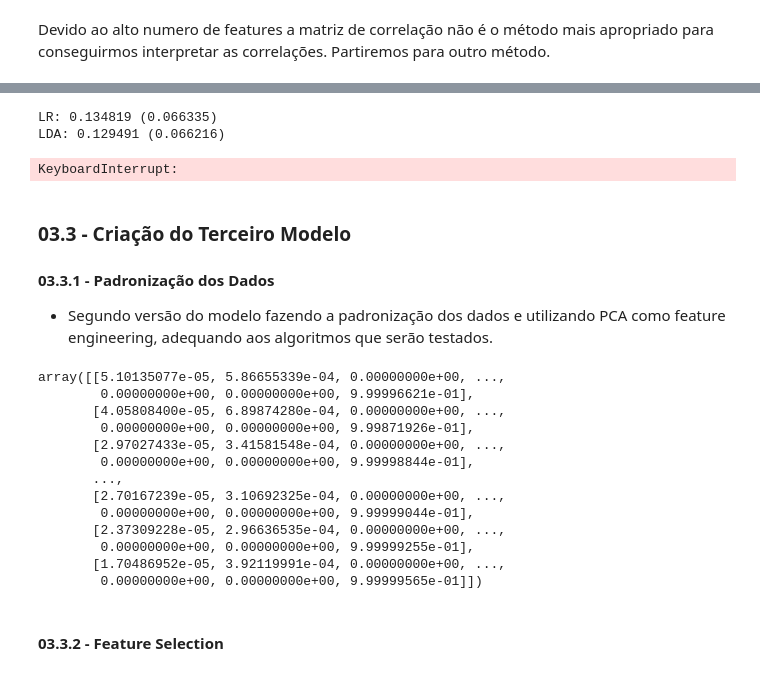
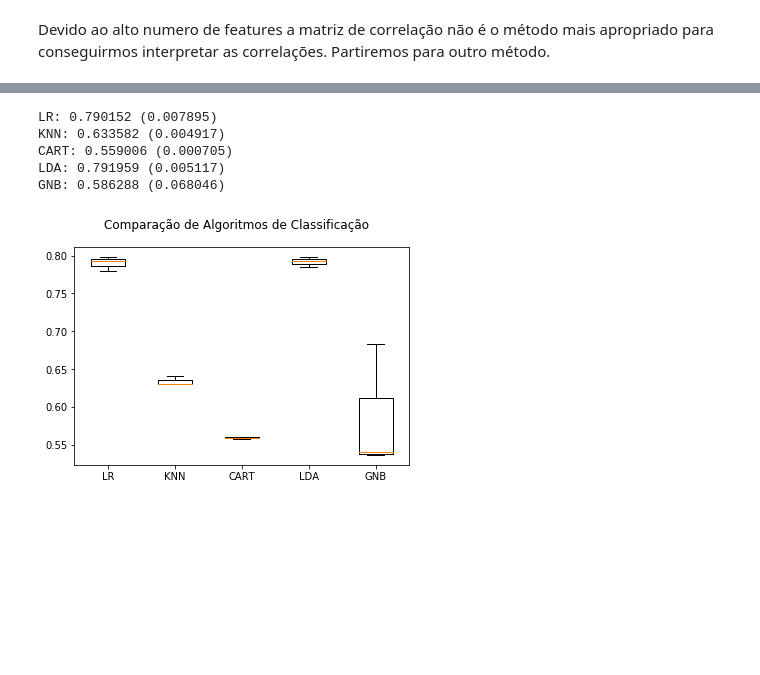
Before and after one commit to med0709/ML-Santander-Kaggle, a Jupyter notebook: Projeto 02 - Santander.ipynb, the cells around one changed output, grey strips where cells are left out. Saved outputs shown, nothing was run; the diff lists cells and outputs as text; code cells hidden in the pictures; blank space fills up the shorter version.

```diff
--- a/Projeto 02 - Santander.ipynb
+++ b/Projeto 02 - Santander.ipynb
@@ -393,65 +263,49 @@ x_treino_pca.head()
 # %%
+# Import dos módulos
+from pandas import read_csv
+import matplotlib.pyplot as plt
+from sklearn.model_selection import KFold
+from sklearn.model_selection import cross_val_score
+from sklearn.linear_model import LogisticRegression
+from sklearn.neighbors import KNeighborsClassifier
+from sklearn.tree import DecisionTreeClassifier
+from sklearn.discriminant_analysis import LinearDiscriminantAnalysis
+from sklearn.naive_bayes import GaussianNB
+
 # Definindo os valores para o número de folds
-num_folds = 10
-seed = 7
+num_folds = 3
 
 # Preparando a lista de modelos
 modelos = []
 modelos.append(('LR', LogisticRegression()))
-modelos.append(('LDA', LinearDiscriminantAnalysis()))
 modelos.append(('KNN', KNeighborsClassifier()))
 modelos.append(('CART', DecisionTreeClassifier()))
-modelos.append(('SVM', SVC()))
+modelos.append(('LDA', LinearDiscriminantAnalysis()))
+modelos.append(('GNB', GaussianNB()))
 
 # Avaliando cada modelo em um loop
 resultados = []
 nomes = []
 
 for nome, modelo in modelos:
     kfold = KFold(n_splits = num_folds)
-    cv_results = cross_val_score(modelo, x_treino_pca, y_treino_pca, cv = kfold, scoring = 'accuracy')
+    cv_results = cross_val_score(modelo, x_treino_pca, y_treino_pca, cv = kfold, scoring = 'roc_auc')
     resultados.append(cv_results)
     nomes.append(nome)
-    msg = "%s: %f (%f)" % (nome, cv_results.mean(), cv_results.std())
+    msg = "%s: %f (%f)" % (nome, cv_results.mean() * 100, cv_results.std())
     print(msg)
 
 # Boxplot para comparar os algoritmos
 fig = plt.figure()
 fig.suptitle('Comparação de Algoritmos de Classificação')
 ax = fig.add_subplot(111)
 plt.boxplot(resultados)
 ax.set_xticklabels(nomes)
 plt.show()
 # %% [output]
-LR: 0.134819 (0.066335)
-LDA: 0.129491 (0.066216)
+LR: 0.790152 (0.007895)
+KNN: 0.633582 (0.004917)
+CART: 0.559006 (0.000705)
+LDA: 0.791959 (0.005117)
+GNB: 0.586288 (0.068046)
-KeyboardInterrupt:
+[figure, added]
-# %% [markdown]
-### 03.3 - Criação do Terceiro Modelo
-#### 03.3.1 - Padronização dos Dados
-
-- Segundo versão do modelo fazendo a padronização dos dados e utilizando PCA como feature engineering, adequando aos algoritmos que serão testados.
-# %%
-# Gerando os dados standarizados
-
-from sklearn.preprocessing import StandardScaler
-
-std_treino = StandardScaler().fit(x_treino)
-stdX_treino = scaler_treino.transform(x_treino)
-stdX_treino
-# %% [output]
-array([[5.10135077e-05, 5.86655339e-04, 0.00000000e+00, ...,
-        0.00000000e+00, 0.00000000e+00, 9.99996621e-01],
-       [4.05808400e-05, 6.89874280e-04, 0.00000000e+00, ...,
-        0.00000000e+00, 0.00000000e+00, 9.99871926e-01],
-       [2.97027433e-05, 3.41581548e-04, 0.00000000e+00, ...,
-        0.00000000e+00, 0.00000000e+00, 9.99998844e-01],
-       ...,
-       [2.70167239e-05, 3.10692325e-04, 0.00000000e+00, ...,
-        0.00000000e+00, 0.00000000e+00, 9.99999044e-01],
-       [2.37309228e-05, 2.96636535e-04, 0.00000000e+00, ...,
-        0.00000000e+00, 0.00000000e+00, 9.99999255e-01],
-       [1.70486952e-05, 3.92119991e-04, 0.00000000e+00, ...,
-        0.00000000e+00, 0.00000000e+00, 9.99999565e-01]])
-# %% [markdown]
-#### 03.3.2 - Feature Selection
```
Also changed, not shown: parts of 39 cells of this notebook.
